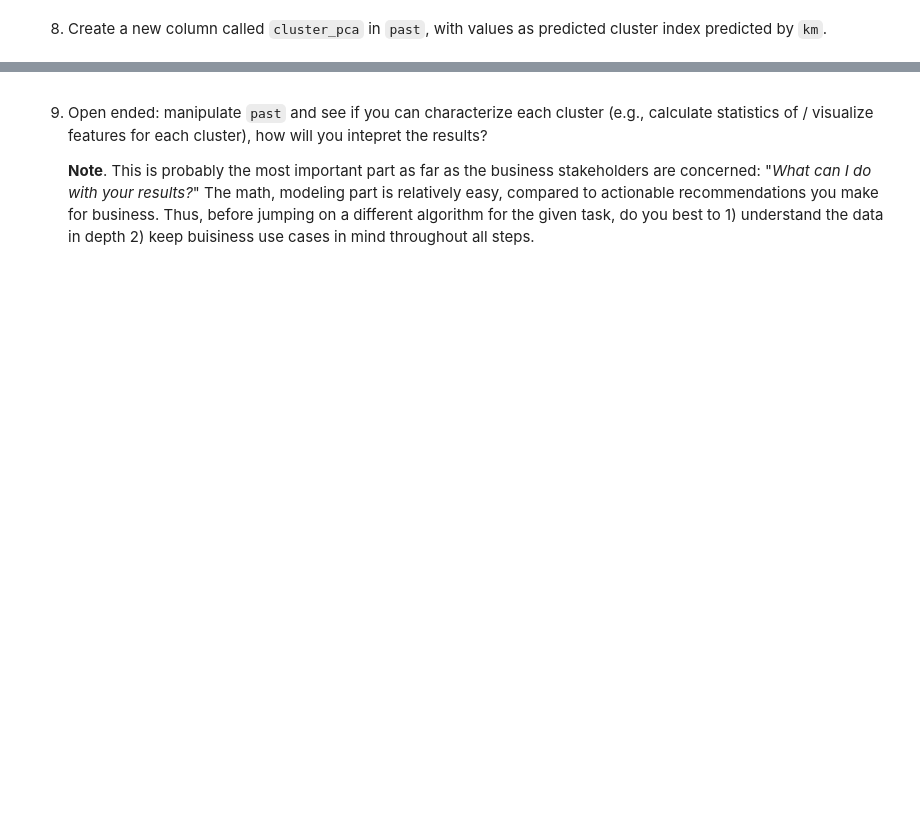
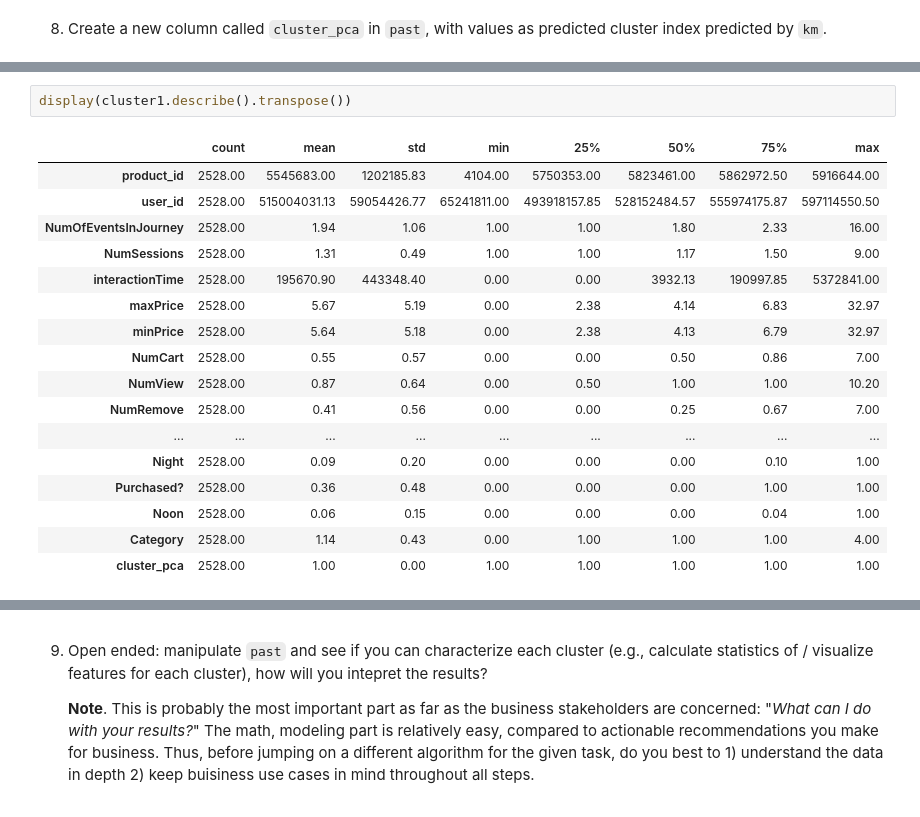
Before and after one commit to mcastelli5/FourthBrainMC, a Jupyter notebook: assignments/week-7-unsuper-lrn/nb/new-product-launch.ipynb, the cells around one changed output, grey strips where cells are left out. Cells and saved outputs as stored; diff of their text form; blank space fills up the shorter version.

```diff
--- a/assignments/week-7-unsuper-lrn/nb/new-product-launch.ipynb
+++ b/assignments/week-7-unsuper-lrn/nb/new-product-launch.ipynb
@@ -272,0 +319,20 @@ km.labels_
+# %%
+display(cluster1.describe().transpose())
+# %% [output]
+|  | count | mean | std | min | 25% | 50% | 75% | max |
+| product_id | 2528.00 | 5545683.00 | 1202185.83 | 4104.00 | 5750353.00 | 5823461.00 | 5862972.50 | 5916644.00 |
+| user_id | 2528.00 | 515004031.13 | 59054426.77 | 65241811.00 | 493918157.85 | 528152484.57 | 555974175.87 | 597114550.50 |
+| NumOfEventsInJourney | 2528.00 | 1.94 | 1.06 | 1.00 | 1.00 | 1.80 | 2.33 | 16.00 |
+| NumSessions | 2528.00 | 1.31 | 0.49 | 1.00 | 1.00 | 1.17 | 1.50 | 9.00 |
+| interactionTime | 2528.00 | 195670.90 | 443348.40 | 0.00 | 0.00 | 3932.13 | 190997.85 | 5372841.00 |
+| maxPrice | 2528.00 | 5.67 | 5.19 | 0.00 | 2.38 | 4.14 | 6.83 | 32.97 |
+| minPrice | 2528.00 | 5.64 | 5.18 | 0.00 | 2.38 | 4.13 | 6.79 | 32.97 |
+| NumCart | 2528.00 | 0.55 | 0.57 | 0.00 | 0.00 | 0.50 | 0.86 | 7.00 |
+| NumView | 2528.00 | 0.87 | 0.64 | 0.00 | 0.50 | 1.00 | 1.00 | 10.20 |
+| NumRemove | 2528.00 | 0.41 | 0.56 | 0.00 | 0.00 | 0.25 | 0.67 | 7.00 |
+| ... | ... | ... | ... | ... | ... | ... | ... | ... |
+| Night | 2528.00 | 0.09 | 0.20 | 0.00 | 0.00 | 0.00 | 0.10 | 1.00 |
+| Purchased? | 2528.00 | 0.36 | 0.48 | 0.00 | 0.00 | 0.00 | 1.00 | 1.00 |
+| Noon | 2528.00 | 0.06 | 0.15 | 0.00 | 0.00 | 0.00 | 0.04 | 1.00 |
+| Category | 2528.00 | 1.14 | 0.43 | 0.00 | 1.00 | 1.00 | 1.00 | 4.00 |
+| cluster_pca | 2528.00 | 1.00 | 0.00 | 1.00 | 1.00 | 1.00 | 1.00 | 1.00 |
```
Also changed, not shown: parts of 35 cells of this notebook.
